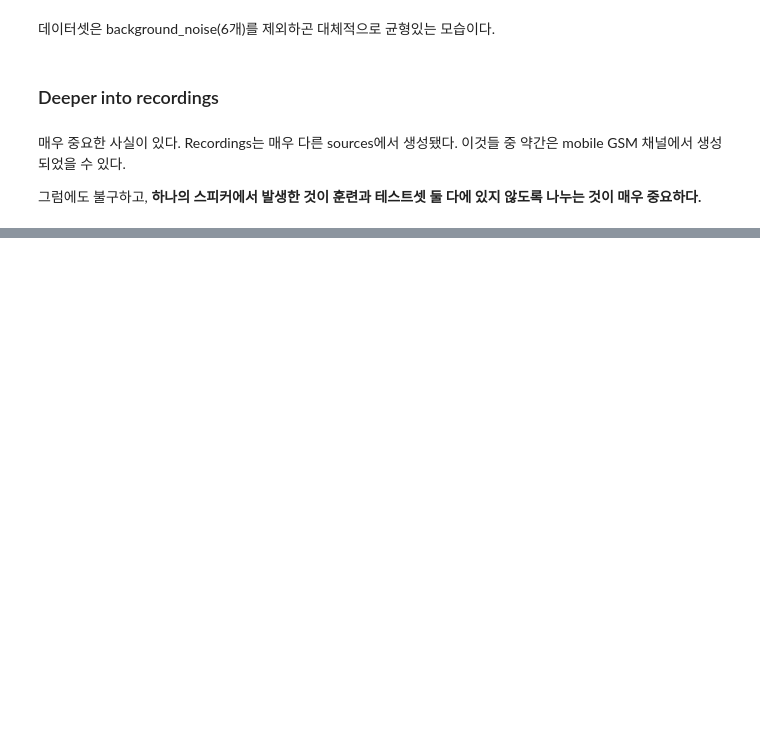
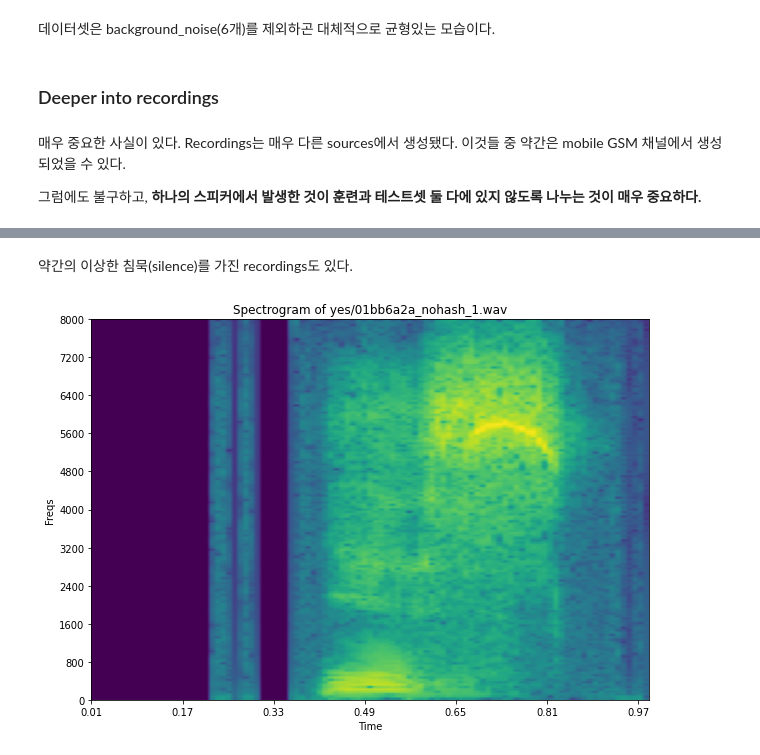
Before and after one commit to jyshin0926/Noise-Reduction, a Jupyter notebook: SpeechDataAnalysis_kaggle.ipynb, the cells around one changed output, grey strips where cells are left out. Saved outputs shown, nothing was run; the diff lists cells and outputs as text; code cells hidden in the pictures; blank space fills up the shorter version.

```diff
--- a/SpeechDataAnalysis_kaggle.ipynb
+++ b/SpeechDataAnalysis_kaggle.ipynb
@@ -378,0 +403,18 @@ for filename in filenames:
+# %% [markdown]
+약간의 이상한 침묵(silence)를 가진 recordings도 있다.
+# %%
+filename = 'yes/01bb6a2a_nohash_1.wav'
+sample_rate, samples = wavfile.read(str(train_audio_path)+filename)
+freqs, times, spectrogram = log_specgram(samples, sample_rate)
+
+plt.figure(figsize=(10,7))
+plt.title('Spectrogram of '+filename)
+plt.ylabel('Freqs')
+plt.xlabel('Time')
+plt.imshow(spectrogram.T, aspect='auto', origin='lower',
+          extent=[times.min(), times.max(), freqs.min(),freqs.max()])
+plt.yticks(freqs[::16])
+plt.xticks(times[::16])
+plt.show()
+# %% [output]
+[figure, added]
```
Also changed, not shown: parts of 4 cells of this notebook.
